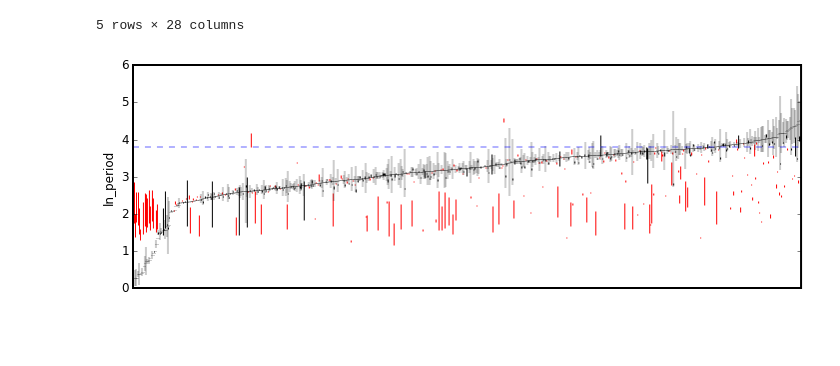
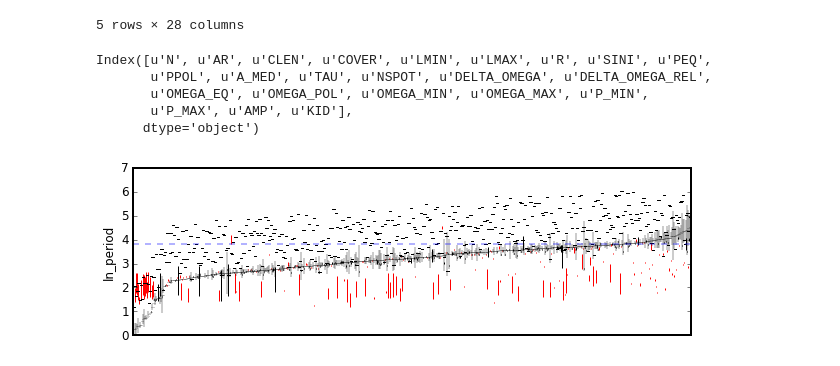
Before and after one commit to RuthAngus/GProtation, a Jupyter notebook: notebooks_tdm/summary.ipynb, the cells around one changed output. Saved outputs shown, nothing was run; the diff lists cells and outputs as text; code cells hidden in the pictures; blank space fills up the shorter version.

```diff
--- a/notebooks_tdm/summary.ipynb
+++ b/notebooks_tdm/summary.ipynb
@@ -15,10 +15,23 @@ df.head()
 | 3 | -12.370090 | -12.243328 | -12.052451 | -11.844526 | -11.700898 | 9.233400 | 9.398853 | 9.623005 | 9.833467 | 9.970608 | ... | ... |
 | 4 | -11.183059 | -11.034925 | -10.774832 | -10.490658 | -10.288939 | 9.547550 | 9.861482 | 10.292702 | 10.732024 | 11.006483 | ... | ... |
 5 rows × 28 columns
+# %%
+from gprot.aigrain import AigrainTruths
+truth = AigrainTruths().df
+truth.columns
+# %% [output]
+Index([u'N', u'AR', u'CLEN', u'COVER', u'LMIN', u'LMAX', u'R', u'SINI', u'PEQ',
+       u'PPOL', u'A_MED', u'TAU', u'NSPOT', u'DELTA_OMEGA', u'DELTA_OMEGA_REL',
+       u'OMEGA_EQ', u'OMEGA_POL', u'OMEGA_MIN', u'OMEGA_MAX', u'P_MIN',
+       u'P_MAX', u'AMP', u'KID'],
+      dtype='object')
 # %%
 %matplotlib inline
 import matplotlib.pyplot as plt
 from matplotlib.collections import LineCollection
+
+from gprot.aigrain import AigrainTruths
+truth = AigrainTruths().df
 
 import mpld3
 from mpld3 import plugins
@@ -27,33 +40,38 @@ mpld3.enable_notebook()
 p_mean = (df.aigrain_p_min + df.aigrain_p_max)/2.
 inds = df.index[np.argsort(p_mean)]
 
-fig, ax = plt.subplots(1, 1, figsize=(12,4))
+fig, ax = plt.subplots(1, 1, figsize=(10,3))
 lines = []
 labels = []
 colors = []
 for i,ix in enumerate(inds):
     ymin, ymax = df.ix[ix, ['aigrain_p_min', 'aigrain_p_max']]
     ymean = (ymin + ymax)/2.
     ax.plot([i,i], [ymin, ymax], color='k', alpha=0.2)
     ax.plot([i-0.5, i+1.5], [ymean, ymean], color='k', lw=1, alpha=0.2)
+    tau, peq = truth.ix[ix, ['TAU', 'PEQ']]
+    y_tau = np.log(tau*peq)
+    ax.plot([i-0.5, i+1.5], [y_tau, y_tau], color='k', lw=1)
+
 
     ylo, yhi = df.ix[ix, ['ln_period_16', 'ln_period_84']]
     if (yhi < ymin) or (ylo > ymax):
         color='r'
     else:
         color='k'
     lines.append(([i,ylo], [i,yhi]))
     colors.append(color)
-    labels.append(ix)
+    label = '{}: AMP={:.2e}'.format(ix, truth.ix[ix, 'AMP'])
+    labels.append(label)
 
 collection = LineCollection(lines, colors=colors, linewidths=1)
 ax.add_collection(collection)
 ax.set_xlim((-0.5, i+0.5))
 ax.set_xticks([]);
 ax.set_ylabel('ln_period');
 ax.plot([-0.5, i+0.5], [np.log(45), np.log(45)], ls='--', color='b', alpha=0.3);
 
 tooltip = mpld3.plugins.PointLabelTooltip(collection, labels=labels)
 plugins.connect(fig, tooltip)
 # %% [output]
-[figure, old version]
+[figure, new version]
```
